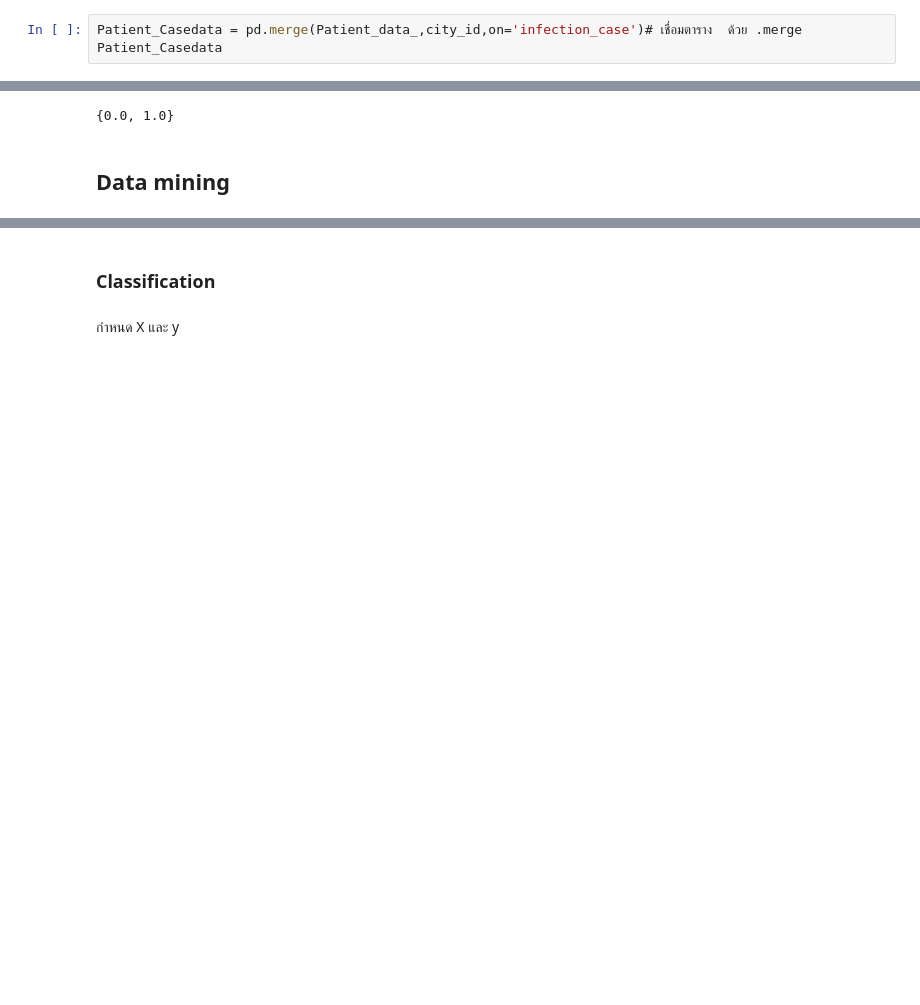
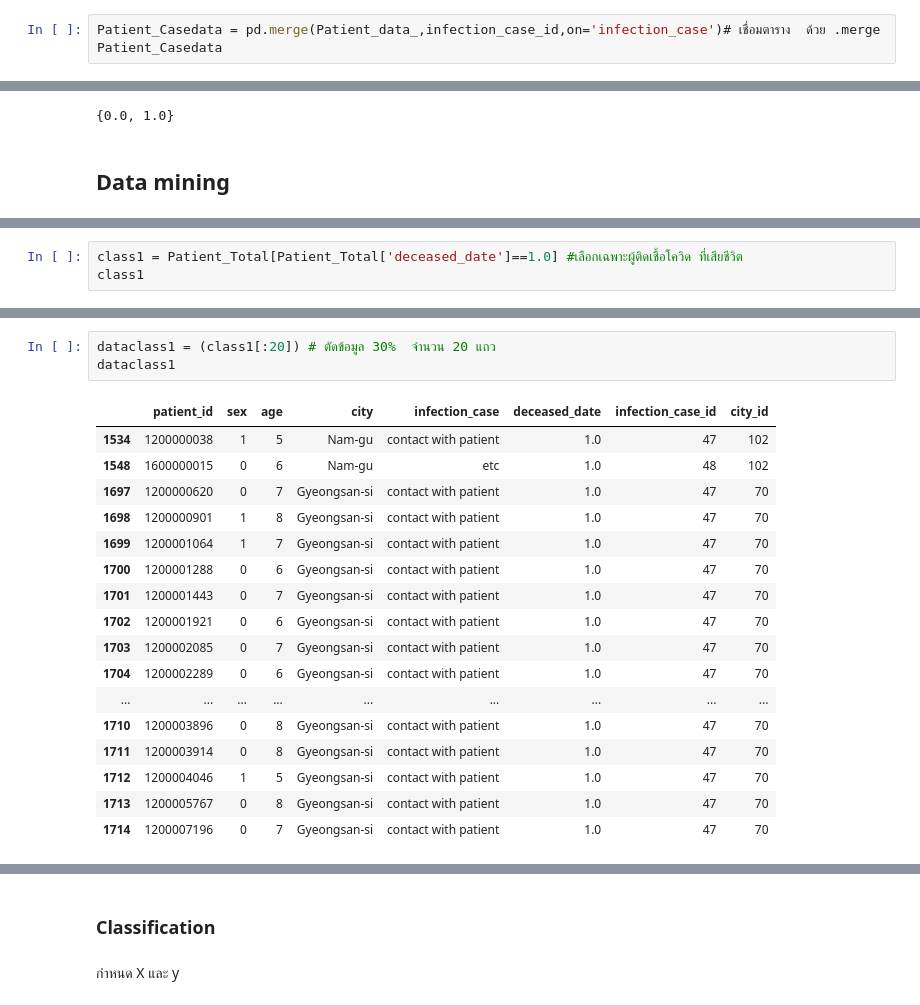
Before and after one commit to Anusarakh/DPDM2021, a Jupyter notebook: Project_Final_2_.ipynb, the cells around one changed output, grey strips where cells are left out. Saved outputs shown, nothing was run; the diff lists cells and outputs as text; blank space fills up the shorter version.

```diff
--- a/Project_Final_2_.ipynb
+++ b/Project_Final_2_.ipynb
@@ -513,7 +513,7 @@ infection_case_id
 | 49 | gym facility in Sejong | 50 |
 | 50 | overseas inflow | 51 |
 # %%
-Patient_Casedata = pd.merge(Patient_data_,city_id,on='infection_case')# เชื่อมตาราง  ด้วย .merge
+Patient_Casedata = pd.merge(Patient_data_,infection_case_id,on='infection_case')# เชื่อมตาราง  ด้วย .merge
 Patient_Casedata
 # %% [output]
 |  | patient_id | sex | age | city | infection_case | deceased_date | infection_case_id |
@@ -554,0 +574,3 @@ set(Patient_Total['deceased_date'])
+# %%
+class1 = Patient_Total[Patient_Total['deceased_date']==1.0] #เลือกเฉพาะผู้ติดเชื้อโควิด ที่เสียชีวิต
+class1
@@ -554,0 +608,21 @@ set(Patient_Total['deceased_date'])
+# %%
+dataclass1 = (class1[:20]) # ตัดข้อมูล 30%  จำนวน 20 แถว
+dataclass1
+# %% [output]
+|  | patient_id | sex | age | city | infection_case | deceased_date | infection_case_id | city_id |
+| 1534 | 1200000038 | 1 | 5 | Nam-gu | contact with patient | 1.0 | 47 | 102 |
+| 1548 | 1600000015 | 0 | 6 | Nam-gu | etc | 1.0 | 48 | 102 |
+| 1697 | 1200000620 | 0 | 7 | Gyeongsan-si | contact with patient | 1.0 | 47 | 70 |
+| 1698 | 1200000901 | 1 | 8 | Gyeongsan-si | contact with patient | 1.0 | 47 | 70 |
+| 1699 | 1200001064 | 1 | 7 | Gyeongsan-si | contact with patient | 1.0 | 47 | 70 |
+| 1700 | 1200001288 | 0 | 6 | Gyeongsan-si | contact with patient | 1.0 | 47 | 70 |
+| 1701 | 1200001443 | 0 | 7 | Gyeongsan-si | contact with patient | 1.0 | 47 | 70 |
+| 1702 | 1200001921 | 0 | 6 | Gyeongsan-si | contact with patient | 1.0 | 47 | 70 |
+| 1703 | 1200002085 | 0 | 7 | Gyeongsan-si | contact with patient | 1.0 | 47 | 70 |
+| 1704 | 1200002289 | 0 | 6 | Gyeongsan-si | contact with patient | 1.0 | 47 | 70 |
+| ... | ... | ... | ... | ... | ... | ... | ... | ... |
+| 1710 | 1200003896 | 0 | 8 | Gyeongsan-si | contact with patient | 1.0 | 47 | 70 |
+| 1711 | 1200003914 | 0 | 8 | Gyeongsan-si | contact with patient | 1.0 | 47 | 70 |
+| 1712 | 1200004046 | 1 | 5 | Gyeongsan-si | contact with patient | 1.0 | 47 | 70 |
+| 1713 | 1200005767 | 0 | 8 | Gyeongsan-si | contact with patient | 1.0 | 47 | 70 |
+| 1714 | 1200007196 | 0 | 7 | Gyeongsan-si | contact with patient | 1.0 | 47 | 70 |
```
Also changed, not shown: parts of 10 cells of this notebook.
